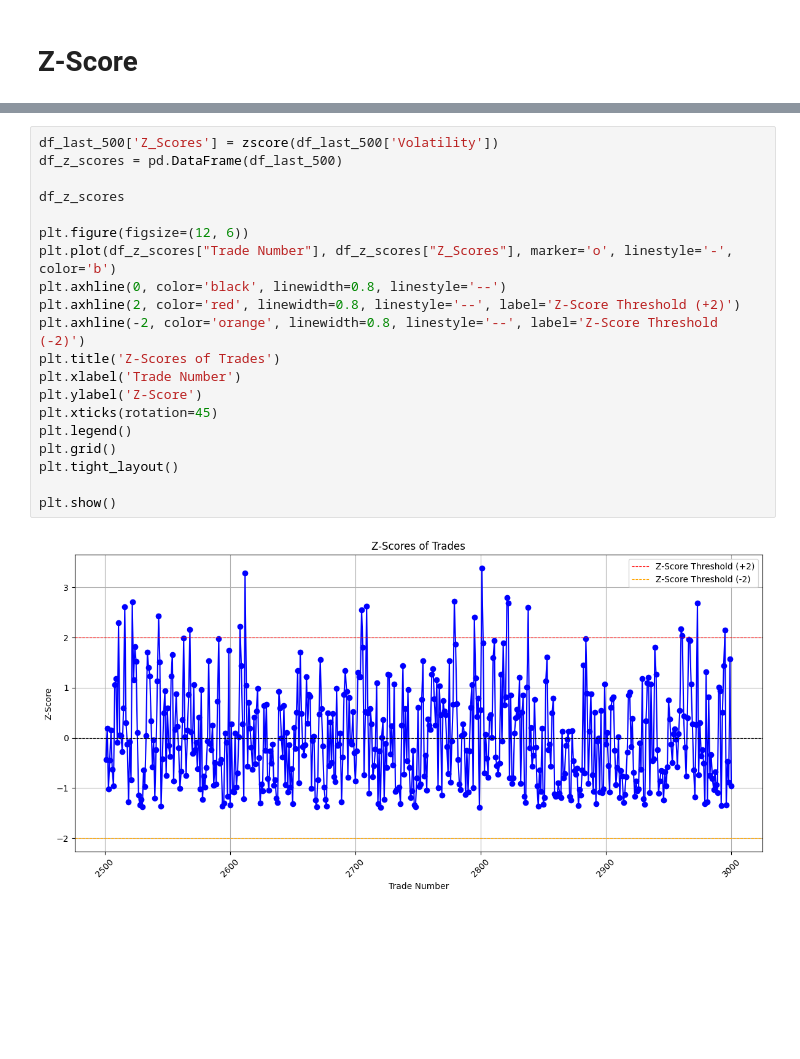
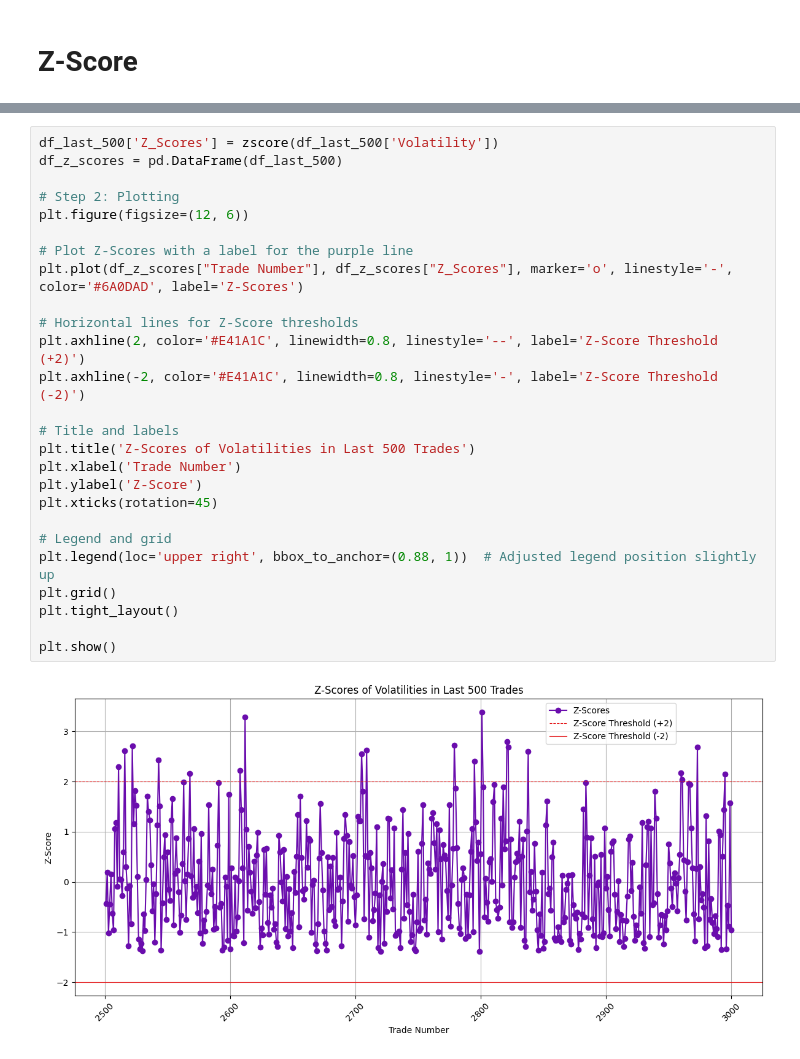
Before and after one commit to richardeli/Thesis, a Jupyter notebook: Data Analysis/Report Figures/Last_3000.ipynb, the cells around one changed output, grey strips where cells are left out. Drawn from its saved outputs; the diff is of its cells as text; blank space fills up the shorter version.

```diff
--- a/Data Analysis/Report Figures/Last_3000.ipynb
+++ b/Data Analysis/Report Figures/Last_3000.ipynb
@@ -660,22 +695,28 @@ Potential collapse signal detected at trade 2914 with a price drop.
 # %%
 df_last_500['Z_Scores'] = zscore(df_last_500['Volatility'])
 df_z_scores = pd.DataFrame(df_last_500)
 
-df_z_scores
+# Step 2: Plotting
+plt.figure(figsize=(12, 6))
 
-plt.figure(figsize=(12, 6))
-plt.plot(df_z_scores["Trade Number"], df_z_scores["Z_Scores"], marker='o', linestyle='-', color='b')
-plt.axhline(0, color='black', linewidth=0.8, linestyle='--')
-plt.axhline(2, color='red', linewidth=0.8, linestyle='--', label='Z-Score Threshold (+2)')
-plt.axhline(-2, color='orange', linewidth=0.8, linestyle='--', label='Z-Score Threshold (-2)')
-plt.title('Z-Scores of Trades')
+# Plot Z-Scores with a label for the purple line
+plt.plot(df_z_scores["Trade Number"], df_z_scores["Z_Scores"], marker='o', linestyle='-', color='#6A0DAD', label='Z-Scores')
+
+# Horizontal lines for Z-Score thresholds
+plt.axhline(2, color='#E41A1C', linewidth=0.8, linestyle='--', label='Z-Score Threshold (+2)')
+plt.axhline(-2, color='#E41A1C', linewidth=0.8, linestyle='-', label='Z-Score Threshold (-2)')
+
+# Title and labels
+plt.title('Z-Scores of Volatilities in Last 500 Trades')
 plt.xlabel('Trade Number')
 plt.ylabel('Z-Score')
 plt.xticks(rotation=45)
-plt.legend()
+
+# Legend and grid
+plt.legend(loc='upper right', bbox_to_anchor=(0.88, 1))  # Adjusted legend position slightly up
 plt.grid()
 plt.tight_layout()
 
 plt.show()
 # %% [output]
-[figure, old version]
+[figure, new version]
```
Also changed, not shown: parts of 11 cells of this notebook, 3 other files.
